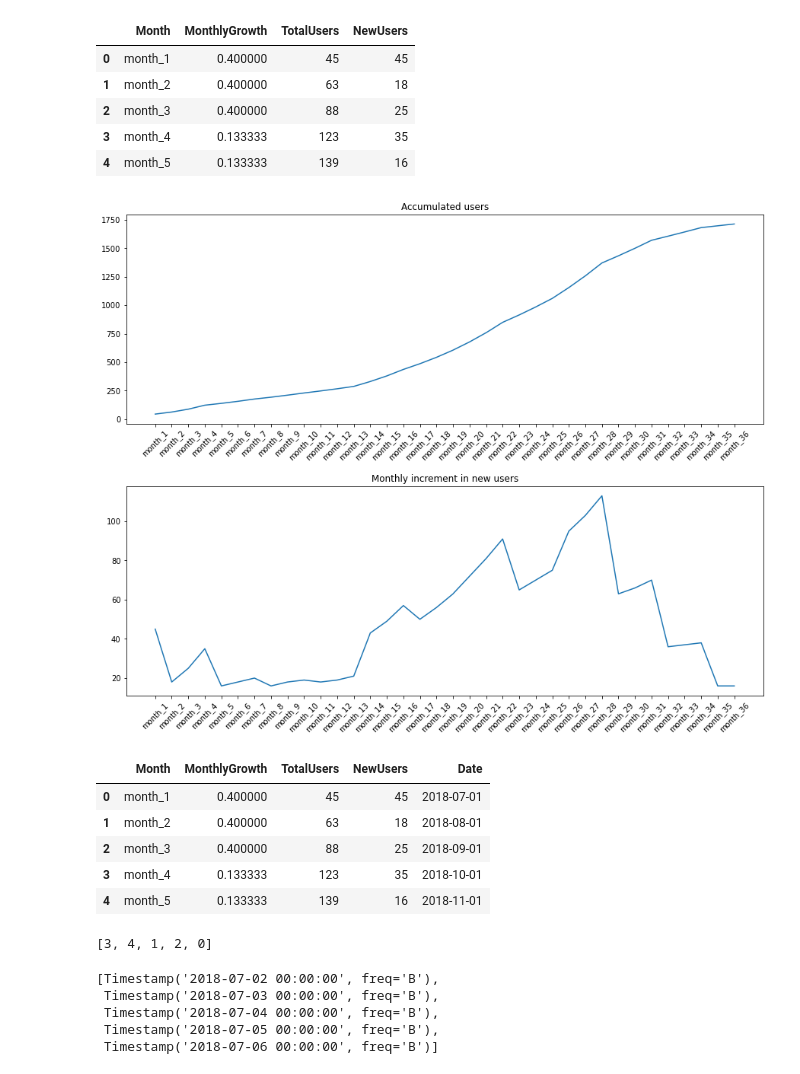
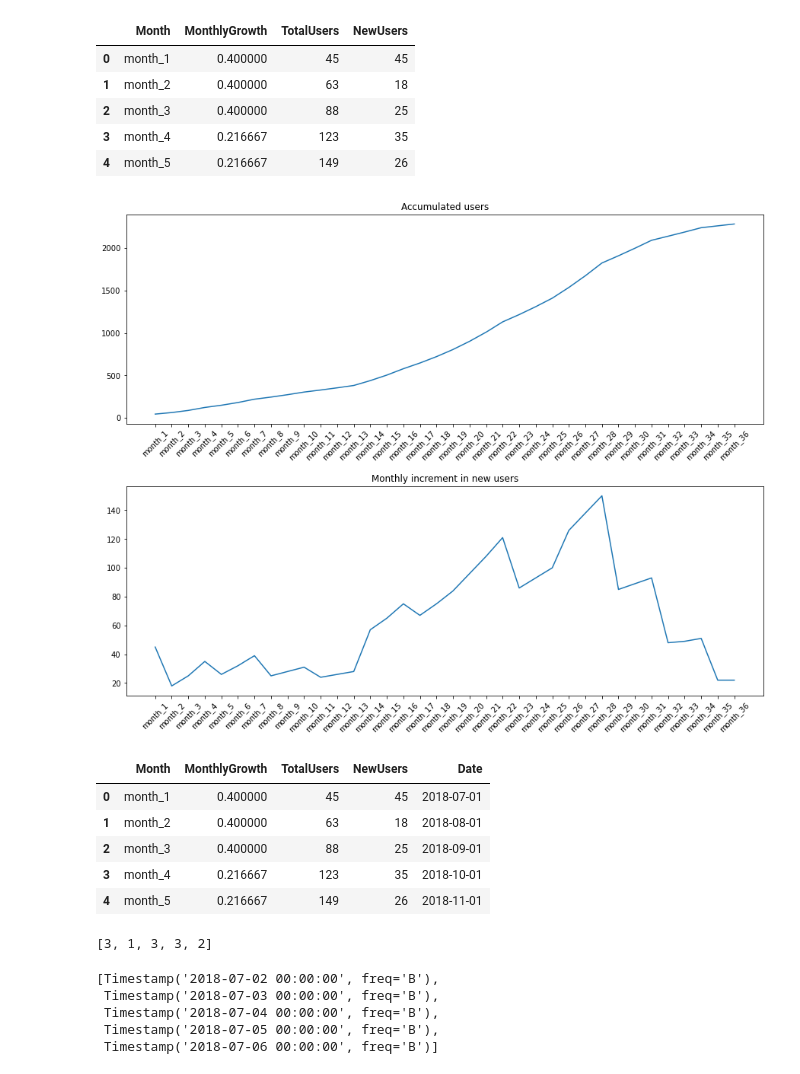
Before and after one commit to JoaquinBeltran1/BA-Datasets, a Jupyter notebook: notebooks/clean_dataset_1.ipynb, the cells around one changed output. Drawn from its saved outputs; the diff is of its cells as text; code cells hidden in the pictures.

```diff
--- a/notebooks/clean_dataset_1.ipynb
+++ b/notebooks/clean_dataset_1.ipynb
@@ -24,14 +27,14 @@ YEARS = [ (120, 40, 28, 24), (45, 35, 36, 23), (27, 14, 7, 3)]
 # %%
-growth_per_month = monthly_growth(YEARS)
+growth_per_month = monthly_growth()
 users_per_month = monthly_users(growth_per_month)
 users_per_month.head()
 # %% [output]
 |  | Month | MonthlyGrowth | TotalUsers | NewUsers |
 | 0 | month_1 | 0.400000 | 45 | 45 |
 | 1 | month_2 | 0.400000 | 63 | 18 |
 | 2 | month_3 | 0.400000 | 88 | 25 |
-| 3 | month_4 | 0.133333 | 123 | 35 |
-| 4 | month_5 | 0.133333 | 139 | 16 |
+| 3 | month_4 | 0.216667 | 123 | 35 |
+| 4 | month_5 | 0.216667 | 149 | 26 |
 # %%
 plt.rcParams["figure.figsize"] = (15,9)
 
@@ -46,7 +49,7 @@ plt.subplots_adjust(top=1.1,
                     hspace=0.3)
 plt.show()
 # %% [output]
-[figure, old version]
+[figure, new version]
 # %%
 with_day = add_date_column(users_per_month)
 with_day.head()
@@ -55,13 +58,13 @@ with_day.head()
 | 0 | month_1 | 0.400000 | 45 | 45 | 2018-07-01 |
 | 1 | month_2 | 0.400000 | 63 | 18 | 2018-08-01 |
 | 2 | month_3 | 0.400000 | 88 | 25 | 2018-09-01 |
-| 3 | month_4 | 0.133333 | 123 | 35 | 2018-10-01 |
-| 4 | month_5 | 0.133333 | 139 | 16 | 2018-11-01 |
+| 3 | month_4 | 0.216667 | 123 | 35 | 2018-10-01 |
+| 4 | month_5 | 0.216667 | 149 | 26 | 2018-11-01 |
 # %%
 users_per_day = new_users_per_day(with_day)
 users_per_day[:5]
 # %% [output]
-[3, 4, 1, 2, 0]
+[3, 1, 3, 3, 2]
 # %%
 list_of_bdays = bdays_in_period(with_day)
 list_of_bdays[:5]
```
Also changed, not shown: parts of 15 cells of this notebook, 3 other files.
